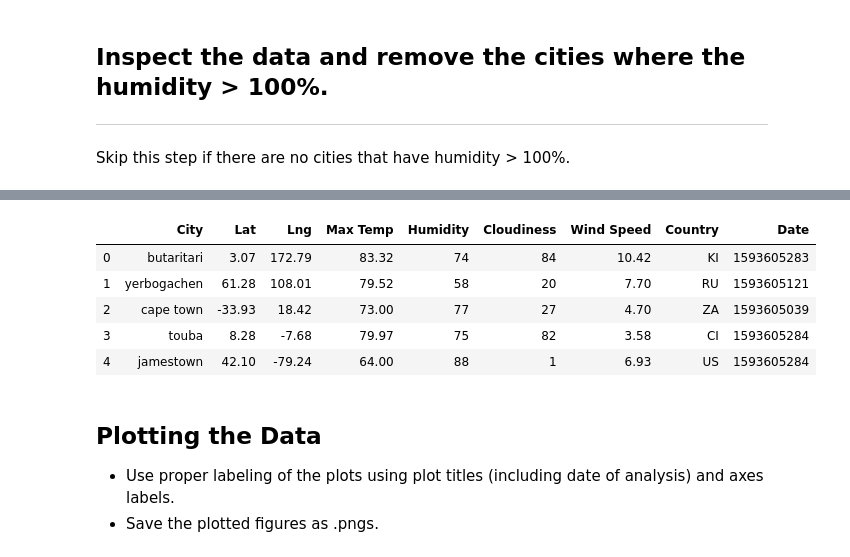
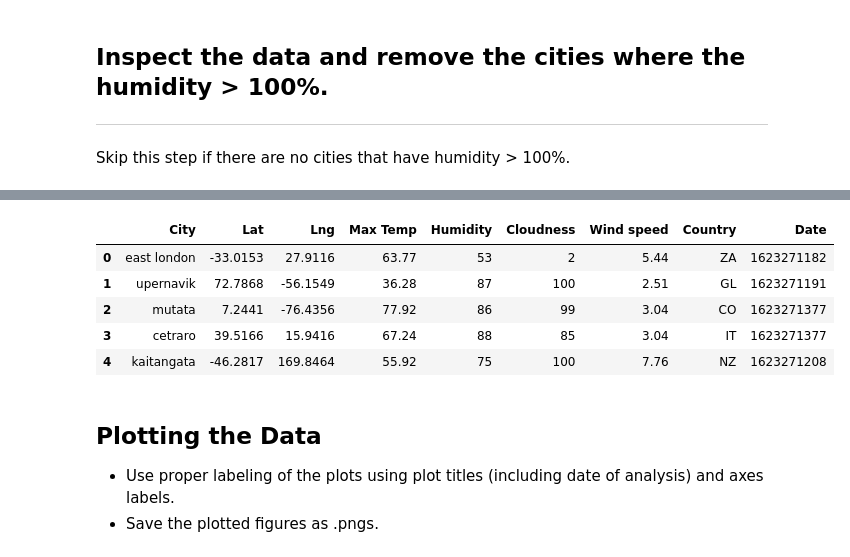
Before and after one commit to IRFedorova/python-api-challenge, a Jupyter notebook: Weather.ipynb, the cells around one changed output, grey strips where cells are left out. Drawn from its saved outputs; the diff is of its cells as text; code cells hidden in the pictures.

```diff
--- a/Weather.ipynb
+++ b/Weather.ipynb
@@ -265,13 +220,14 @@ Int64Index([], dtype='int64')
 # %%
 # Make a new DataFrame equal to the city data to drop all humidity outliers by index.
 # Passing "inplace=False" will make a copy of the city_data DataFrame, which we call "clean_city_data".
+city_data_pd.head()
 # %% [output]
-|  | City | Lat | Lng | Max Temp | Humidity | Cloudiness | Wind Speed | Country | Date |
-| 0 | butaritari | 3.07 | 172.79 | 83.32 | 74 | 84 | 10.42 | KI | 1593605283 |
-| 1 | yerbogachen | 61.28 | 108.01 | 79.52 | 58 | 20 | 7.70 | RU | 1593605121 |
-| 2 | cape town | -33.93 | 18.42 | 73.00 | 77 | 27 | 4.70 | ZA | 1593605039 |
-| 3 | touba | 8.28 | -7.68 | 79.97 | 75 | 82 | 3.58 | CI | 1593605284 |
-| 4 | jamestown | 42.10 | -79.24 | 64.00 | 88 | 1 | 6.93 | US | 1593605284 |
+|  | City | Lat | Lng | Max Temp | Humidity | Cloudness | Wind speed | Country | Date |
+| 0 | east london | -33.0153 | 27.9116 | 63.77 | 53 | 2 | 5.44 | ZA | 1623271182 |
+| 1 | upernavik | 72.7868 | -56.1549 | 36.28 | 87 | 100 | 2.51 | GL | 1623271191 |
+| 2 | mutata | 7.2441 | -76.4356 | 77.92 | 86 | 99 | 3.04 | CO | 1623271377 |
+| 3 | cetraro | 39.5166 | 15.9416 | 67.24 | 88 | 85 | 3.04 | IT | 1623271377 |
+| 4 | kaitangata | -46.2817 | 169.8464 | 55.92 | 75 | 100 | 7.76 | NZ | 1623271208 |
 # %% [markdown]
 ## Plotting the Data
 * Use proper labeling of the plots using plot titles (including date of analysis) and axes labels.
```
Also changed, not shown: parts of 38 cells of this notebook, 17 other files.
